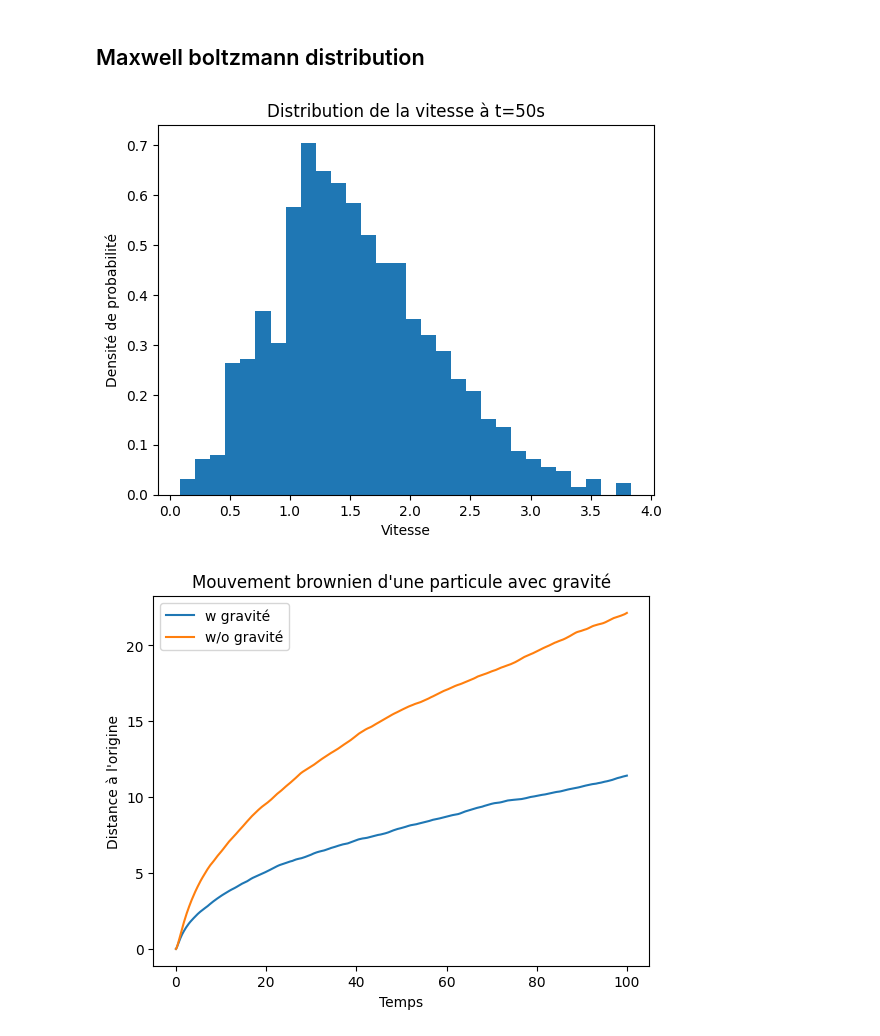
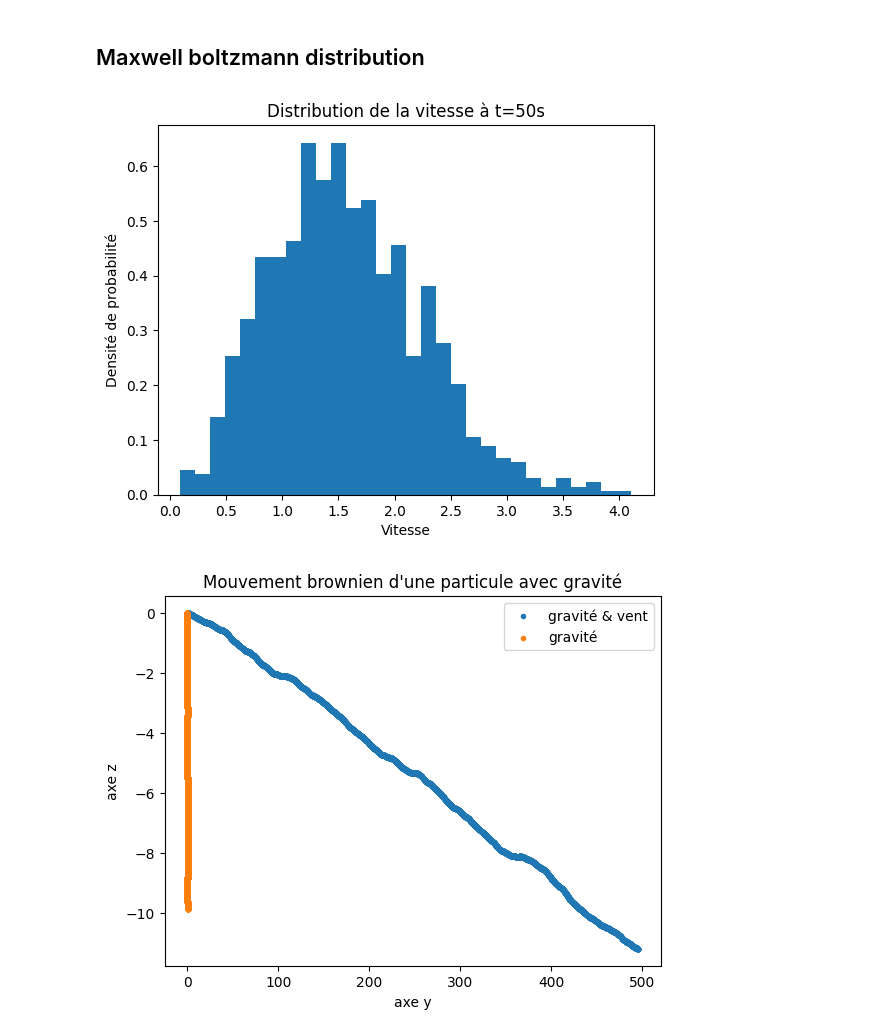
Before and after one commit to ostix360/Brownian-Motion, a Jupyter notebook: CR_wind.ipynb, the cells around one changed output. Saved outputs shown, nothing was run; the diff lists cells and outputs as text; code cells hidden in the pictures.

Commit message:
update wind

```diff
--- a/CR_wind.ipynb
+++ b/CR_wind.ipynb
@@ -17,7 +17,7 @@ T = step*dt # Temps total de simulation
 t = np.arange(0, T, dt)
 
 # Simulation de plusieurs random-walk pour faire la moyenne sur plein
-n_walks = 1000
+n_walks = 500
 x_0 = np.zeros((n_walks, 3)) # Position initiale pour chaque random walk
 # %%
 x_vec, v_vec = euler_maruyama_3d(D, gamma, T, dt, x_0=x_0)
@@ -57,36 +57,32 @@ plt.ylabel("Densité de probabilité")
 plt.title("Distribution de la vitesse à t=50s")
 plt.show()
 # %% [output]
-[figure, old version]
+[figure, new version]
 # %%
 def gravity(x, v, dt):
     """Accélération de pesenteur"""
-    return np.array([0, 0, -0.01])
-
-air_resistance = 1
-
-def slimy_friction(x, v, dt):
-    """Frotement visqueux"""
-    return - air_resistance * v
-
-
+    return np.array([0, 0, -0.1])
 
 def wind(x, v, dt):
     """Vent aléatoire"""
-    return np.random.normal(0, 0.1, size=x.shape)
+    return np.random.normal(5, 0.5, size=x.shape) * np.array([1, 1, 0]) # Vent dans les directions x et y
 
-def f(x, v, dt):
-    return gravity(x, v, dt) + slimy_friction(x, v, dt) + wind(x, v, dt)
+def f_wind_slimy(x, v, dt):
+    return gravity(x, v, dt) + wind(x, v, dt)
 # %%
-x_vec, v_vec = euler_maruyama_3d(D, gamma, T, dt, x_0=x_0, f=f)
+x_wind, _ = euler_maruyama_3d(D, gamma, T, dt, x_0=x_0, f=f_wind_slimy)
+x_gravity, _ = euler_maruyama_3d(D=D, gamma=gamma, time=T, dt=dt, x_0=x_0, f=gravity)
 # %%
-x_norm = np.linalg.norm(x_vec, axis=2)
-plt.plot(t, x_norm[:, :].mean(axis=1), label="w gravité")
-plt.plot(t, norm[:, :].mean(axis=1), label="w/o gravité")
-plt.xlabel("Temps")
-plt.ylabel("Distance à l'origine")
+# x_norm = np.linalg.norm(x_wind, axis=2)
+# plt.plot(t, x_norm[:, :].mean(axis=1), label="w gravité")
+# plt.plot(t, np.linalg.norm(x_slimy, axis=2)[:, :].mean(axis=1), label="w/o gravité")
+# plt.plot(t, np.linalg.norm(x_gravity, axis=2)[:, :].mean(axis=1), label="gravité seule")
+plt.scatter(x_wind[:, :, 1].mean(axis=1), x_wind[:, :, 2].mean(axis=1), label="gravité & vent", marker=".")
+plt.scatter(x_gravity[:, :, 1].mean(axis=1), x_gravity[:, :, 2].mean(axis=1), label="gravité seule", marker=".")
+plt.xlabel("axe y")
+plt.ylabel("axe z")
 plt.title("Mouvement brownien d'une particule avec gravité")
 plt.legend()
 plt.show()
 # %% [output]
-[figure, old version]
+[figure, new version]
```
Also changed, not shown: parts of 2 cells of this notebook.
